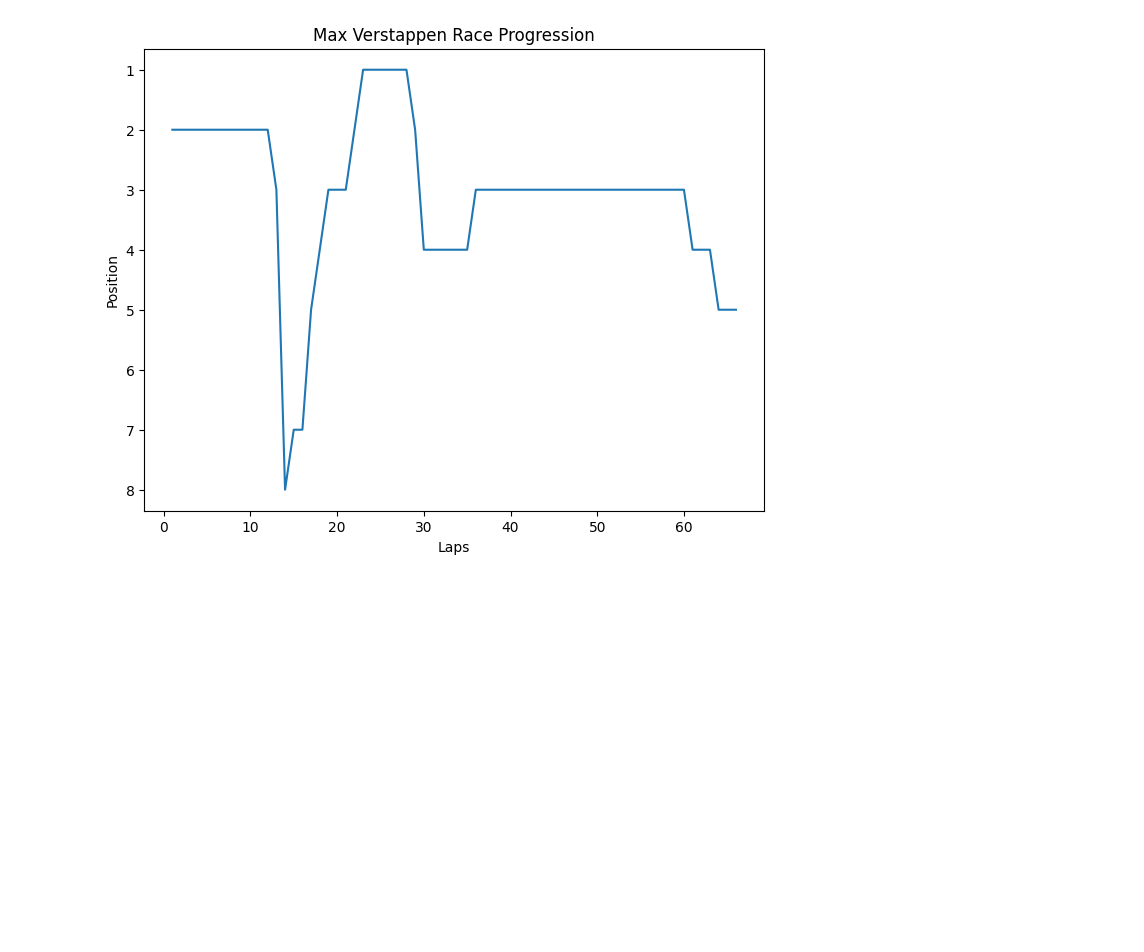
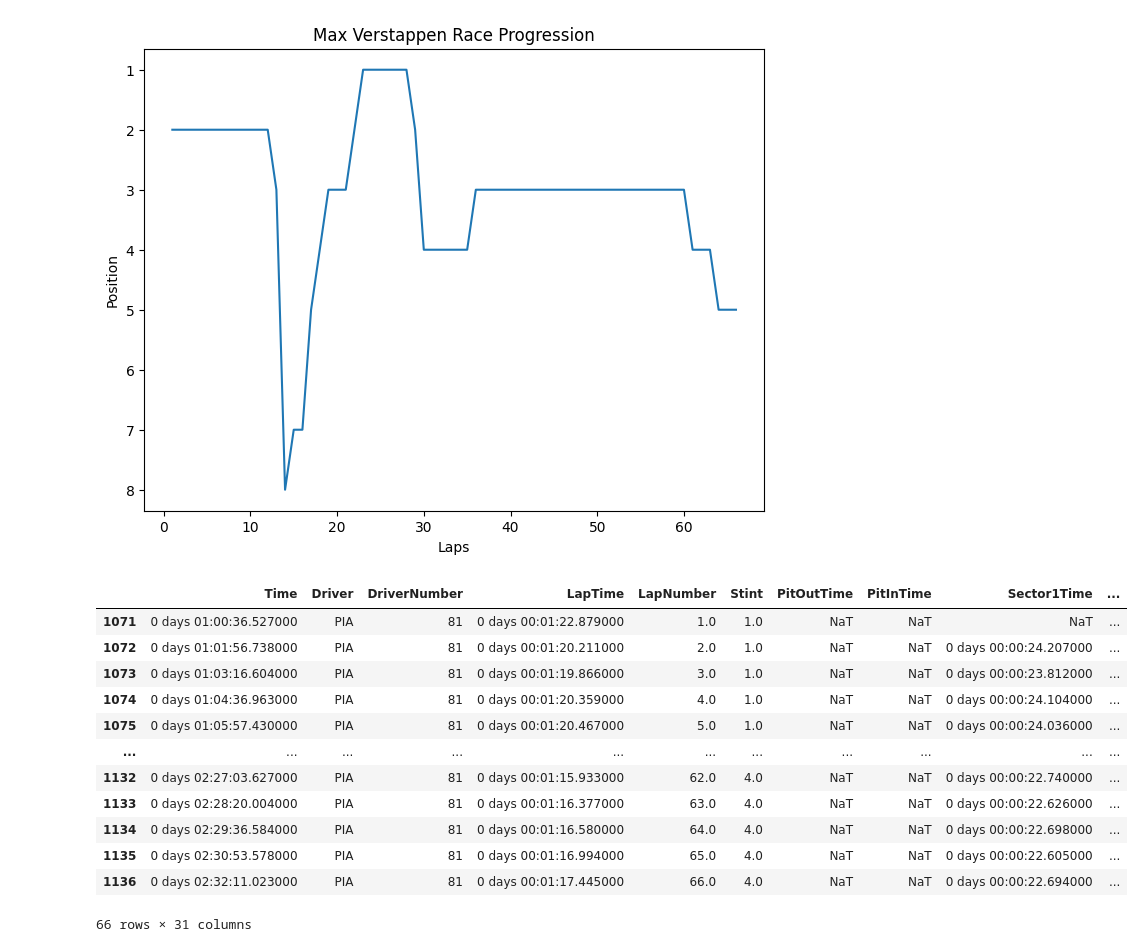
Before and after one commit to Mohandas-KJ/Slipstream-F1, a Jupyter notebook: 2026_Barcelona_GP/notebooks/02_results_and_laps.ipynb, the cells around one changed output. Saved outputs shown, nothing was run; the diff lists cells and outputs as text; code cells hidden in the pictures; blank space fills up the shorter version.

```diff
--- a/2026_Barcelona_GP/notebooks/02_results_and_laps.ipynb
+++ b/2026_Barcelona_GP/notebooks/02_results_and_laps.ipynb
@@ -300,3 +303,21 @@ plt
 # %% [output]
 <module 'matplotlib.pyplot' from '/mnt/Windows/Projects_S1/ProjectSlipstream/.venv/lib/python3.13/site-packages/matplotlib/pyplot.py'>
 [figure]
+# %%
+# Import Piastri
+pia = race_laps.pick_drivers("PIA")
+pia
+# %% [output]
+|  | Time | Driver | DriverNumber | LapTime | LapNumber | Stint | PitOutTime | PitInTime | Sector1Time | ... |
+| 1071 | 0 days 01:00:36.527000 | PIA | 81 | 0 days 00:01:22.879000 | 1.0 | 1.0 | NaT | NaT | NaT | ... |
+| 1072 | 0 days 01:01:56.738000 | PIA | 81 | 0 days 00:01:20.211000 | 2.0 | 1.0 | NaT | NaT | 0 days 00:00:24.207000 | ... |
+| 1073 | 0 days 01:03:16.604000 | PIA | 81 | 0 days 00:01:19.866000 | 3.0 | 1.0 | NaT | NaT | 0 days 00:00:23.812000 | ... |
+| 1074 | 0 days 01:04:36.963000 | PIA | 81 | 0 days 00:01:20.359000 | 4.0 | 1.0 | NaT | NaT | 0 days 00:00:24.104000 | ... |
+| 1075 | 0 days 01:05:57.430000 | PIA | 81 | 0 days 00:01:20.467000 | 5.0 | 1.0 | NaT | NaT | 0 days 00:00:24.036000 | ... |
+| ... | ... | ... | ... | ... | ... | ... | ... | ... | ... | ... |
+| 1132 | 0 days 02:27:03.627000 | PIA | 81 | 0 days 00:01:15.933000 | 62.0 | 4.0 | NaT | NaT | 0 days 00:00:22.740000 | ... |
+| 1133 | 0 days 02:28:20.004000 | PIA | 81 | 0 days 00:01:16.377000 | 63.0 | 4.0 | NaT | NaT | 0 days 00:00:22.626000 | ... |
+| 1134 | 0 days 02:29:36.584000 | PIA | 81 | 0 days 00:01:16.580000 | 64.0 | 4.0 | NaT | NaT | 0 days 00:00:22.698000 | ... |
+| 1135 | 0 days 02:30:53.578000 | PIA | 81 | 0 days 00:01:16.994000 | 65.0 | 4.0 | NaT | NaT | 0 days 00:00:22.605000 | ... |
+| 1136 | 0 days 02:32:11.023000 | PIA | 81 | 0 days 00:01:17.445000 | 66.0 | 4.0 | NaT | NaT | 0 days 00:00:22.694000 | ... |
+66 rows × 31 columns
```
Also changed, not shown: parts of 4 cells of this notebook, 3 other files.
